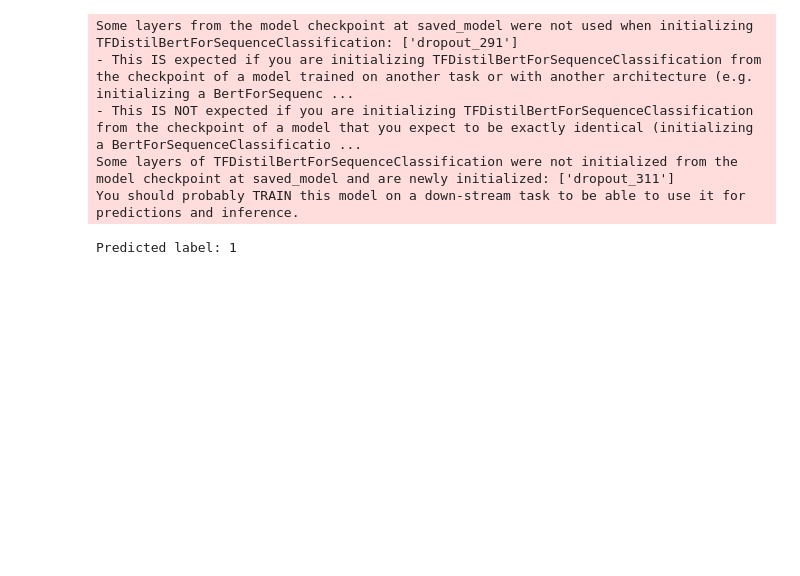
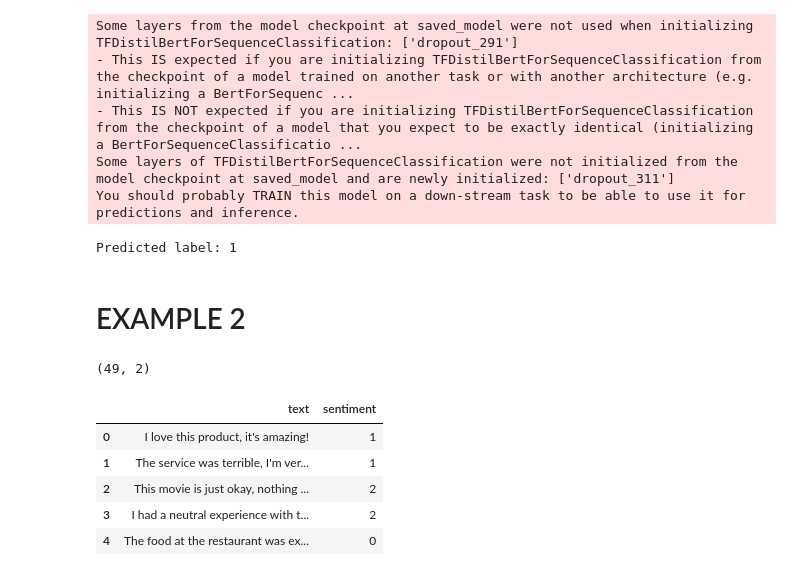
Before and after one commit to inkri/NaturalLanguage-Processing, a Jupyter notebook: Fine_Tuning_LLM.ipynb, the cells around one changed output. Drawn from its saved outputs; the diff is of its cells as text; code cells hidden in the pictures; blank space fills up the shorter version.

```diff
--- a/Fine_Tuning_LLM.ipynb
+++ b/Fine_Tuning_LLM.ipynb
@@ -141,3 +151,5 @@ Predicted label: 1
 # %%
 #https://github.com/justmarkham/DAT5/blob/master/data/SMSSpamCollection.txt
 #https://huggingface.co/docs/transformers/training
+# %% [markdown]
+# EXAMPLE 2
@@ -143,0 +162,75 @@ Predicted label: 1
+# %%
+import pandas as pd
+import random
+
+# Define the text samples and corresponding sentiment labels
+texts = [
+    "I love this product, it's amazing!",
+    "The service was terrible, I'm very disappointed.",
+    "This movie is just okay, nothing special.",
+    "I had a neutral experience with the company.",
+    "The food at the restaurant was excellent.",
+    "I don't recommend this book, it's boring.",
+    "The hotel room was clean and comfortable.",
+    "The customer support team was helpful.",
+    "The weather today is neither good nor bad.",
+    "I'm satisfied with the performance of the device.",
+    "The experience was unpleasant, I won't go back.",
+    "The new feature is fantastic, I'm impressed.",
+    "The traffic was awful, it took forever to get home.",
+    "The product quality is subpar, I expected better.",
+    "The atmosphere of the place was relaxing.",
+    "The delivery was delayed, very frustrating.",
+    "The staff was friendly and welcoming.",
+    "I'm indifferent towards this product.",
+    "The concert was amazing, I had a great time.",
+    "The user interface is user-friendly and intuitive.",
+    "The price is too high for the value provided.",
+    "The event was cancelled, what a disappointment.",
+    "The movie plot was predictable, not worth watching.",
+    "I'm ambivalent about this issue.",
+    "The game performance was flawless.",
+    "The experience left me feeling unsatisfied.",
+    "I highly recommend this service!",
+    "The customer experience needs improvement.",
+    "The coffee tasted awful, I couldn't finish it.",
+    "The software is buggy, needs fixing.",
+    "The meeting was unproductive, a waste of time.",
+    "I have mixed feelings about this decision.",
+    "The presentation was engaging and informative.",
+    "The product exceeded my expectations.",
+    "The feedback received was constructive.",
+    "The support staff was unhelpful and rude.",
+    "The hotel amenities were lacking.",
+    "I'm content with the outcome.",
+    "The performance of the device was disappointing.",
+    "The service quality has deteriorated over time.",
+    "The delivery person was rude and unprofessional.",
+    "The movie was a masterpiece, I enjoyed every minute of it.",
+    "The website navigation is confusing, needs improvement.",
+    "The customer service agent was polite and efficient.",
+    "The software update fixed many issues, it's much better now.",
+    "The traffic was light today, I reached my destination quickly.",
+    "The restaurant ambiance was cozy and inviting.",
+    "I'm on the fence about recommending this product.",
+    "The concert venue had great acoustics, the music sounded amazing."
+]
+
+# Assign labels to each sample and convert to numerical values
+sentiment_map = {'positive': 2, 'negative': 0, 'neutral': 1}
+labels = [sentiment_map[random.choice(['positive', 'negative', 'neutral'])] for _ in range(len(texts))]
+
+# Create a DataFrame from the data
+data = {'text': texts, 'sentiment': labels}
+df = pd.DataFrame(data)
+
+print(df.shape)
+df.head()
+# %% [output]
+(49, 2)
+|  | text | sentiment |
+| 0 | I love this product, it's amazing! | 1 |
+| 1 | The service was terrible, I'm ver... | 1 |
+| 2 | This movie is just okay, nothing ... | 2 |
+| 3 | I had a neutral experience with t... | 2 |
+| 4 | The food at the restaurant was ex... | 0 |
```
Also changed, not shown: parts of 38 cells of this notebook.
